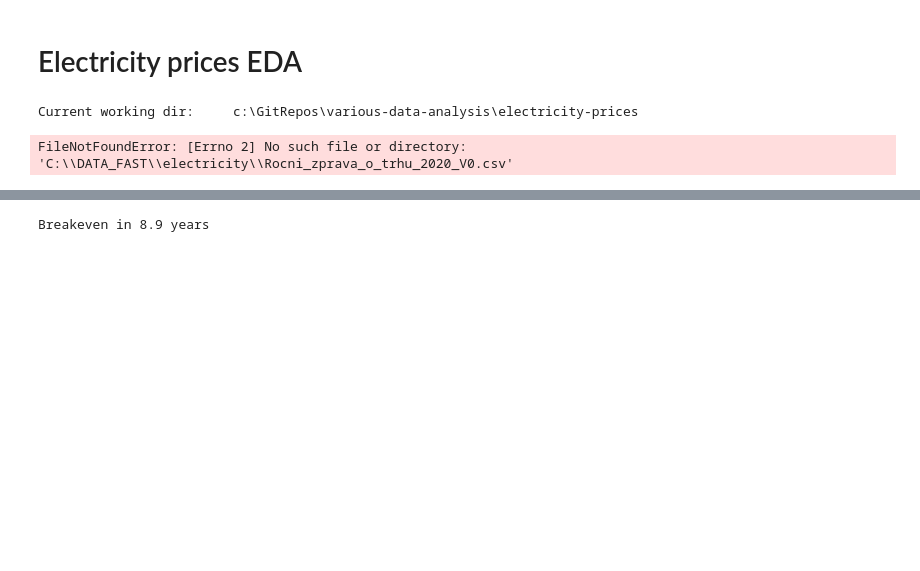
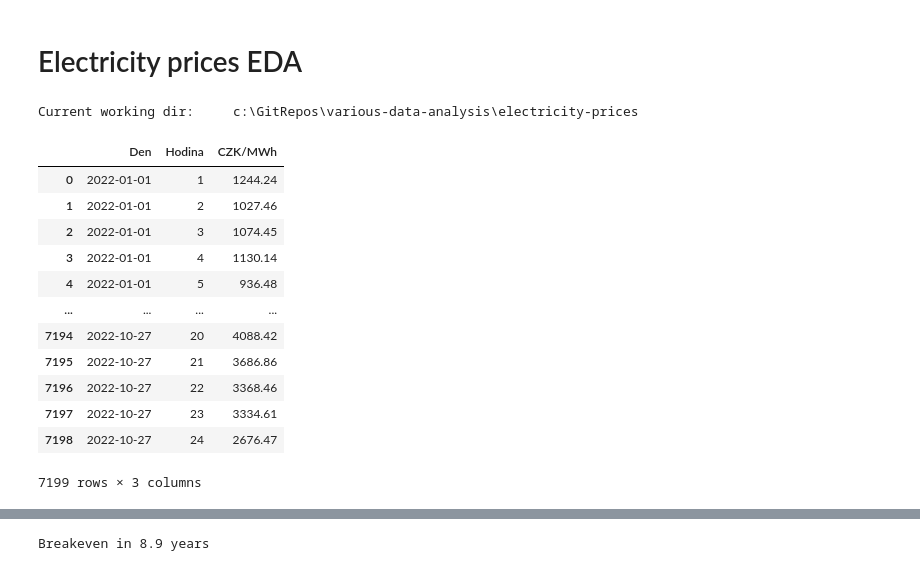
Before and after one commit to ronmarti/various-data-analysis, a Jupyter notebook: electricity-prices/exploratory-data-analysis.ipynb, the cells around one changed output, grey strips where cells are left out. Cells and saved outputs as stored; diff of their text form; code cells hidden in the pictures; blank space fills up the shorter version.

```diff
--- a/electricity-prices/exploratory-data-analysis.ipynb
+++ b/electricity-prices/exploratory-data-analysis.ipynb
@@ -17,16 +17,28 @@ import seaborn as sns
 # %% [output]
 Current working dir:     c:\GitRepos\various-data-analysis\electricity-prices
 # %%
-filename = Path("Rocni_zprava_o_trhu_2020_V0.csv")
+filename = Path("Rocni_zprava_o_trhu_2022_V0_rijen.csv")
 root_data = Path("C:/DATA_FAST/electricity")
 # read only header first for prep on parsing and stuff
 cols_from_header = pd.read_csv(root_data / filename, nrows=0).columns.tolist()
 # # parse_dates = ['begins_at', 'ends_at', 'created_at', 'updated_at', 'expired_at', 'paid_at']
 # # data_raw = pd.read_csv(filename, index_col='id', parse_dates=parse_dates).drop(columns=['payment_id'])
 data_raw = pd.read_csv(root_data / filename, parse_dates=['Den']) #.drop(columns=['payment_id'])
 data_raw = data_raw.dropna()
 data_raw
 # %% [output]
+|  | Den | Hodina | CZK/MWh |
+| 0 | 2022-01-01 | 1 | 1244.24 |
+| 1 | 2022-01-01 | 2 | 1027.46 |
+| 2 | 2022-01-01 | 3 | 1074.45 |
+| 3 | 2022-01-01 | 4 | 1130.14 |
+| 4 | 2022-01-01 | 5 | 936.48 |
+| ... | ... | ... | ... |
+| 7194 | 2022-10-27 | 20 | 4088.42 |
+| 7195 | 2022-10-27 | 21 | 3686.86 |
+| 7196 | 2022-10-27 | 22 | 3368.46 |
+| 7197 | 2022-10-27 | 23 | 3334.61 |
+| 7198 | 2022-10-27 | 24 | 2676.47 |
-FileNotFoundError: [Errno 2] No such file or directory: 'C:\\DATA_FAST\\electricity\\Rocni_zprava_o_trhu_2020_V0.csv'
+7199 rows × 3 columns
 # %%
 df = pd.DataFrame()
```
Also changed, not shown: parts of 10 cells of this notebook, 1 other file.
